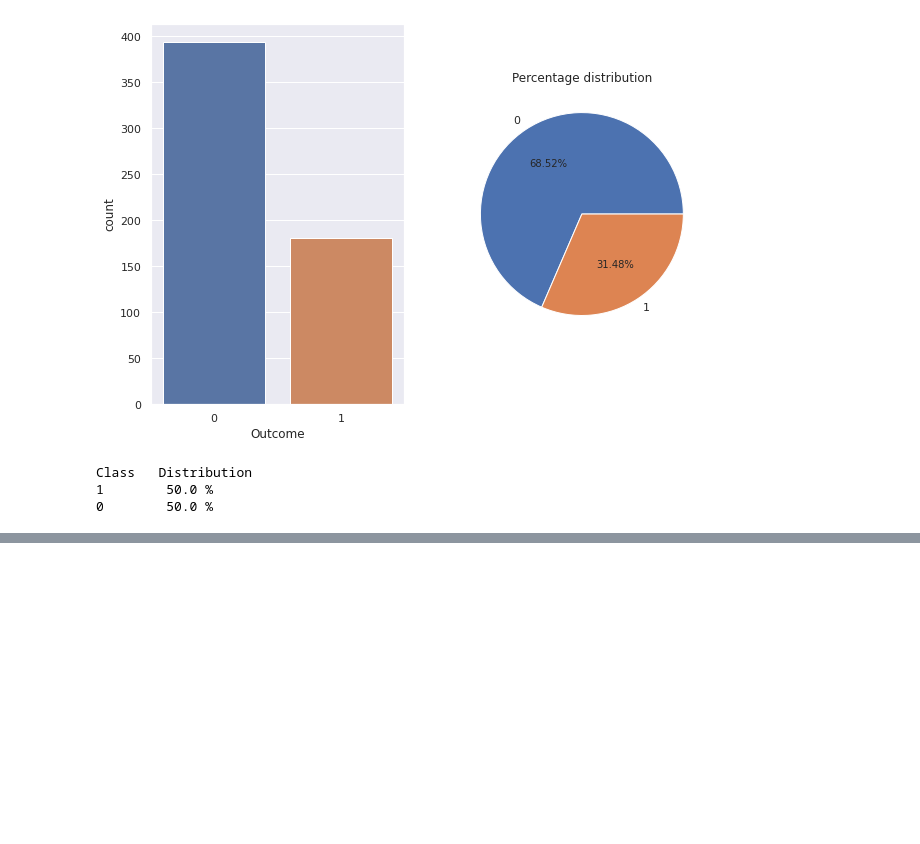
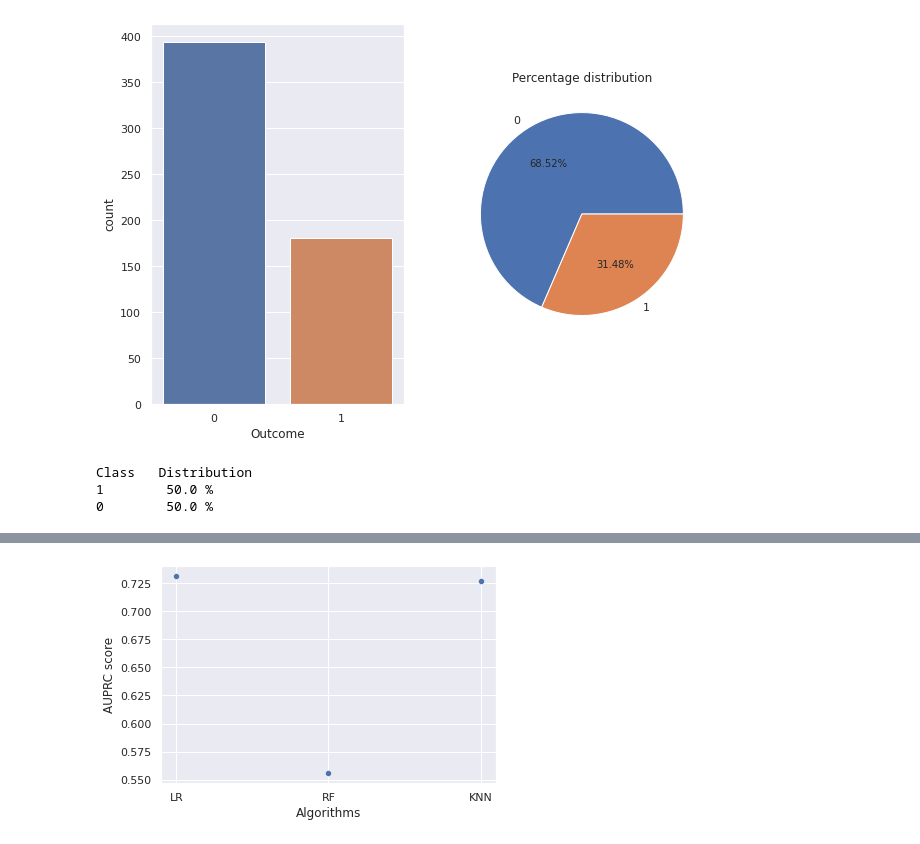
Before and after one commit to guptaShourya/DiabetesDetection, a Jupyter notebook: DiabetesDetection.ipynb, the cells around one changed output, grey strips where cells are left out. Drawn from its saved outputs; the diff is of its cells as text; code cells hidden in the pictures; blank space fills up the shorter version.

```diff
--- a/DiabetesDetection.ipynb
+++ b/DiabetesDetection.ipynb
@@ -189,0 +269,3 @@ Class   Distribution
+# %%
+clf_rf = RandomForestClassifier() # Random Forest Classifier
+clf_rf.fit(Xtrain, Ytrain) # train RF clf
@@ -189,0 +281,12 @@ Class   Distribution
+# %%
+plotX = ["LR", "RF", "KNN"] # datapoints for x-axis of plot
+plotY = [getF1Score(clf_lr, Ytest, Xtest), getF1Score(clf_rf, Ytest, Xtest), getF1Score(clf_knn, Ytest, Xtest)] # datapoints for y-axis of plot
+
+sns.scatterplot(x = plotX, y = plotY) #scatterplot
+
+plt.ylabel("AUPRC score") # label y-axis 'AUPRC score'
+plt.xlabel("Algorithms") # label x-axis 'Algorithms'
+
+plt.show() # display plot
+# %% [output]
+[figure, added]
```
Also changed, not shown: parts of 13 cells of this notebook.
